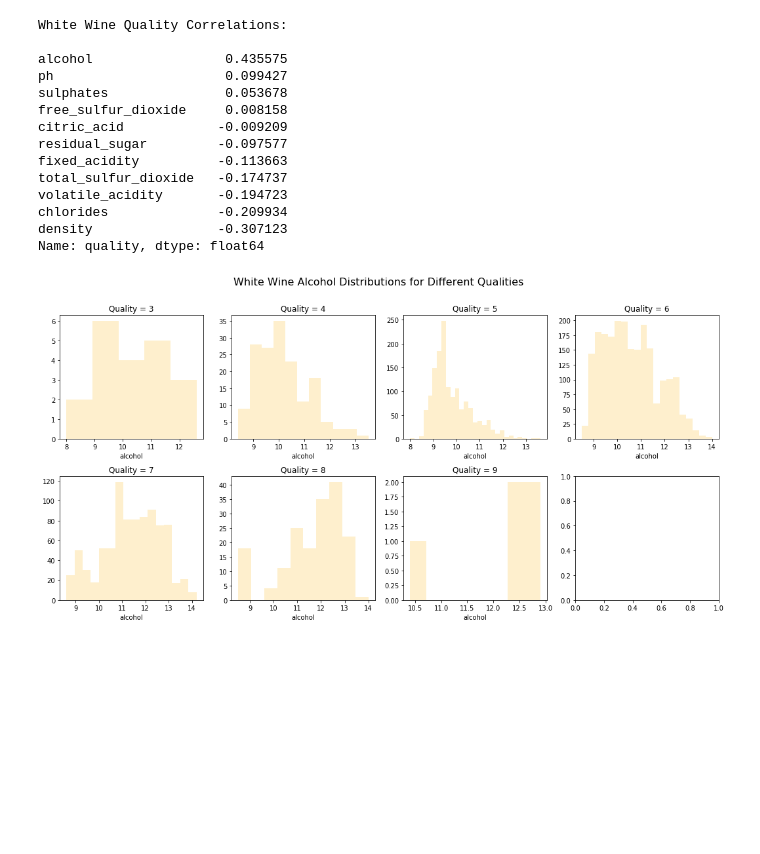
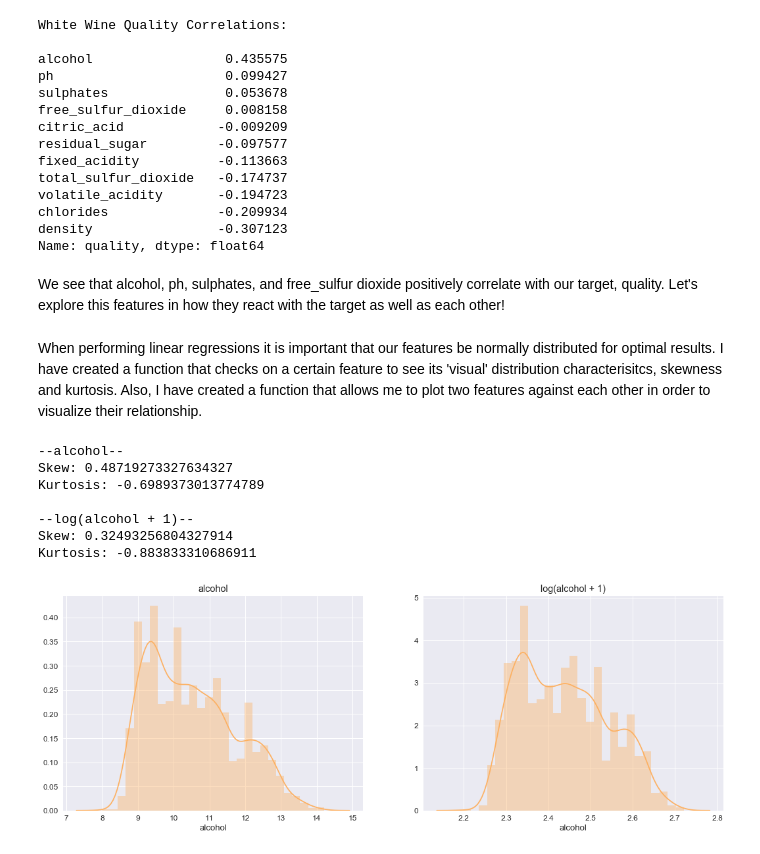
Before and after one commit to alexhlim/wine-quality, a Jupyter notebook: white-wine-quality.ipynb, the cells around one changed output. Cells and saved outputs as stored; diff of their text form; code cells hidden in the pictures; blank space fills up the shorter version.

```diff
--- a/white-wine-quality.ipynb
+++ b/white-wine-quality.ipynb
@@ -127,17 +135,3 @@ volatile_acidity       -0.194723
 chlorides              -0.209934
 density                -0.307123
 Name: quality, dtype: float64
-# %%
-# comparing alcohol content in different quality white wines
-white_qual_unique = np.sort(white_wine.quality.unique())
-nrows = 2
-ncols = 4
-figures, axes = plt.subplots(nrows = nrows,ncols = ncols, figsize=(18, 8))
-axes = axes.flatten()
-plt.subplots_adjust(hspace=0.3)
-plt.suptitle('White Wine Alcohol Distributions for Different Qualities', fontsize=16)
-
-for qual, axis in zip(white_qual_unique, axes):
-    sns.distplot(white_wine.alcohol[white_wine.quality == qual], kde = False, color=dark_yellow, ax=axis).set_title('Quality = {}'.format(str(qual)))
-# %% [output]
-[figure, removed]
@@ -145,0 +138,2 @@ for qual, axis in zip(white_qual_unique, axes):
+# %% [markdown]
+We see that alcohol, ph, sulphates, and free_sulfur dioxide positively correlate with our target, quality. Let's explore this features in how they react with the target as well as each other!
@@ -145,0 +143,27 @@ for qual, axis in zip(white_qual_unique, axes):
+# %%
+# creating log transformation dataframe (except for 'quality')
+white_wine_log = pd.DataFrame()
+for feature in white_wine.columns:
+    if (feature != 'quality'):
+        white_wine_log[feature] = np.log(white_wine[feature] + 1)
+#         white_wine_log['log_{}'.format(feature)] = np.log(white_wine[feature] + 1)
+
+white_wine_log['quality'] = white_wine.quality
+# %% [markdown]
+When performing linear regressions it is important that our features be normally distributed for optimal results. I have created a function that checks on a certain feature to see its 'visual' distribution characterisitcs, skewness and kurtosis. Also, I have created a function that allows me to plot two features against each other in order to visualize their relationship.
+# %%
+def check_dist(feature, log_feature, log = True):
+    fig, axes = plt.subplots(nrows = 1, ncols = 2, figsize=(18, 6))
+    axes = axes.flatten()
+
+    sns.distplot(feature, color = dark_yellow, ax = axes[0]).set_title('{}'.format(feature.name))
+    print('--{}--'.format(feature.name))
+    print('Skew: {}'.format(skew(feature)))
+    print('Kurtosis: {}'.format(kurtosis(feature)))
+
+    if (log == True):
+        sns.distplot(log_feature, color = dark_yellow, ax = axes[1]).set_title('log({} + 1)'.format(feature.name))
+        print()
+        print('--log({} + 1)--'.format(feature.name))
+        print('Skew: {}'.format(skew(log_feature)))
+        print('Kurtosis: {}'.format(kurtosis(log_feature)))
@@ -145,0 +184,11 @@ for qual, axis in zip(white_qual_unique, axes):
+# %%
+check_dist(white_wine.alcohol, white_wine_log.alcohol)
+# %% [output]
+--alcohol--
+Skew: 0.48719273327634327
+Kurtosis: -0.6989373013774789
+
+--log(alcohol + 1)--
+Skew: 0.32493256804327914
+Kurtosis: -0.883833310686911
+[figure, added]
```
Also changed, not shown: parts of 94 cells of this notebook, 6 other files.
